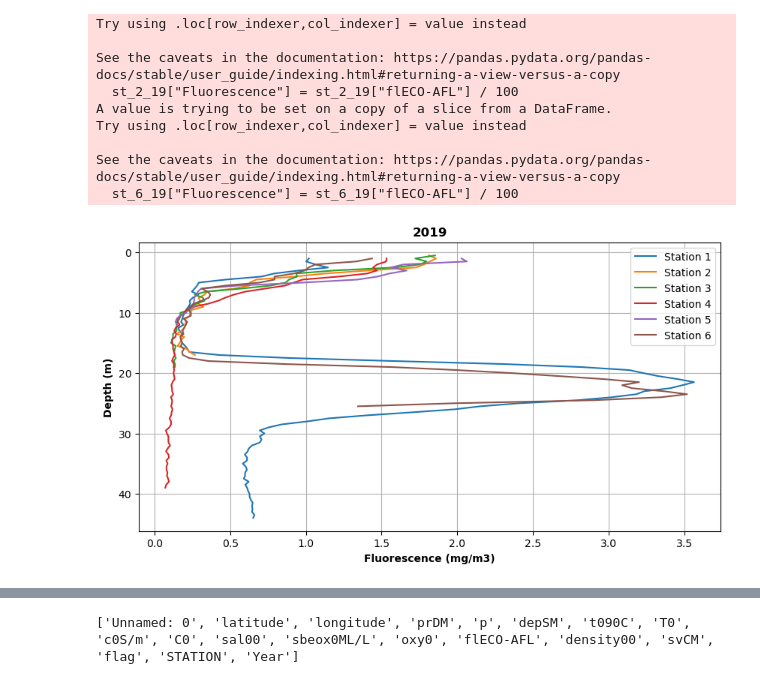
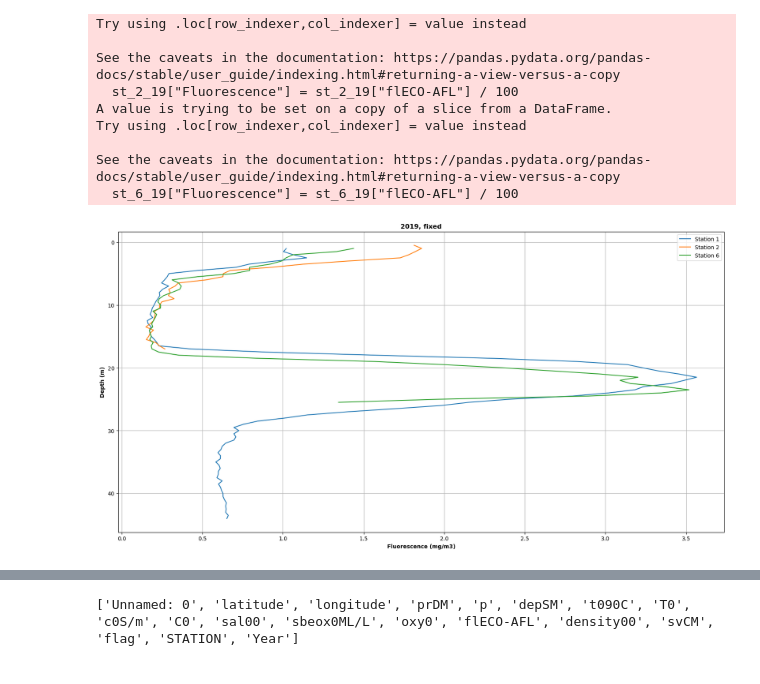
Before and after one commit to haganjam/MAR440_2023, a Jupyter notebook: code/CTD_plot_script.ipynb, the cells around one changed output, grey strips where cells are left out. Drawn from its saved outputs; the diff is of its cells as text; code cells hidden in the pictures.

```diff
--- a/code/CTD_plot_script.ipynb
+++ b/code/CTD_plot_script.ipynb
@@ -63,18 +70,18 @@ See the caveats in the documentation: https://pandas.pydata.org/pandas-docs/stab
 # %%
 #Plot this stuff!
     #2019 plot
 plt.plot(st_1_19['flECO-AFL'], st_1_19['depSM'], label="Station 1")
 plt.plot(st_2_19['flECO-AFL'], st_2_19['depSM'], label="Station 2")
-plt.plot(st_3_19['flECO-AFL'], st_3_19['depSM'], label="Station 3")
-plt.plot(st_4_19['flECO-AFL'], st_4_19['depSM'], label="Station 4")
-plt.plot(st_5_19['flECO-AFL'], st_5_19['depSM'], label="Station 5")
+#plt.plot(st_3_19['flECO-AFL'], st_3_19['depSM'], label="Station 3")
+#plt.plot(st_4_19['flECO-AFL'], st_4_19['depSM'], label="Station 4")
+#plt.plot(st_5_19['flECO-AFL'], st_5_19['depSM'], label="Station 5")
 plt.plot(st_6_19['flECO-AFL'], st_6_19['depSM'], label="Station 6")
 plt.gca().invert_yaxis()
 plt.legend()
 plt.ylabel('Depth (m)',fontweight="bold")
 plt.xlabel('Fluorescence (mg/m3)',fontweight="bold")
-plt.title("2019", fontweight="bold")
+plt.title("2019, fixed", fontweight="bold")
 plt.grid()
 plt.show()
 # %% [output]
-[figure, old version]
+[figure, new version]
```
Also changed, not shown: parts of 19 cells of this notebook, 4 other files.
